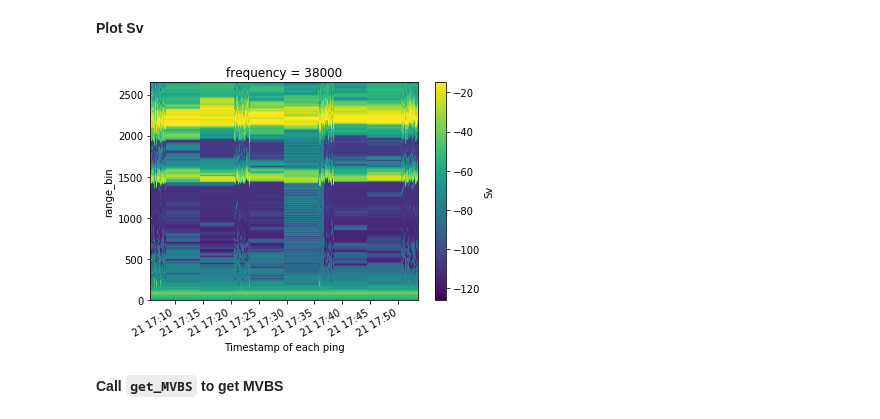
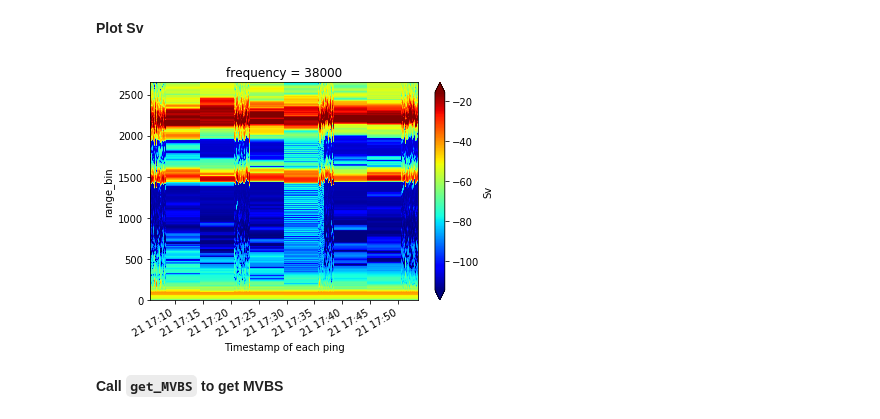
Before and after one commit to OSOceanAcoustics/echopype, a Jupyter notebook: notebooks/azfp_mvbs_demo.ipynb, the cells around one changed output. Saved outputs shown, nothing was run; the diff lists cells and outputs as text; code cells hidden in the pictures.

Commit message:
changed cmap to jet

```diff
--- a/notebooks/azfp_mvbs_demo.ipynb
+++ b/notebooks/azfp_mvbs_demo.ipynb
@@ -32,10 +32,10 @@ tmp_echo.calibrate()
 # %%
 import matplotlib.pyplot as plt
 tmp_echo.Sv.name = "Sv"
-tmp_echo.Sv.isel(frequency=0).plot(x='ping_time', y='range_bin')
+tmp_echo.Sv.isel(frequency=0).plot(x='ping_time', y='range_bin', cmap='jet', robust=True)
 plt.show()
 # %% [output]
-[figure, old version]
+[figure, new version]
 # %% [markdown]
 **Call `get_MVBS` to get MVBS**
 # %%
```
Also changed, not shown: parts of 2 cells of this notebook.
